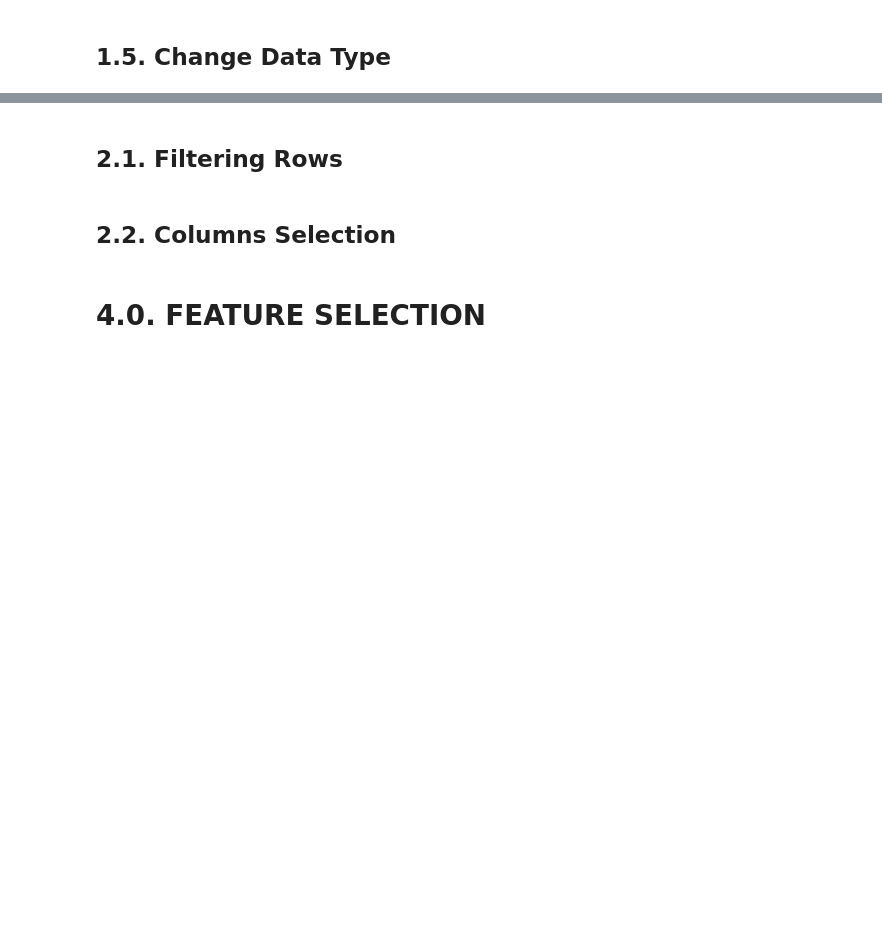
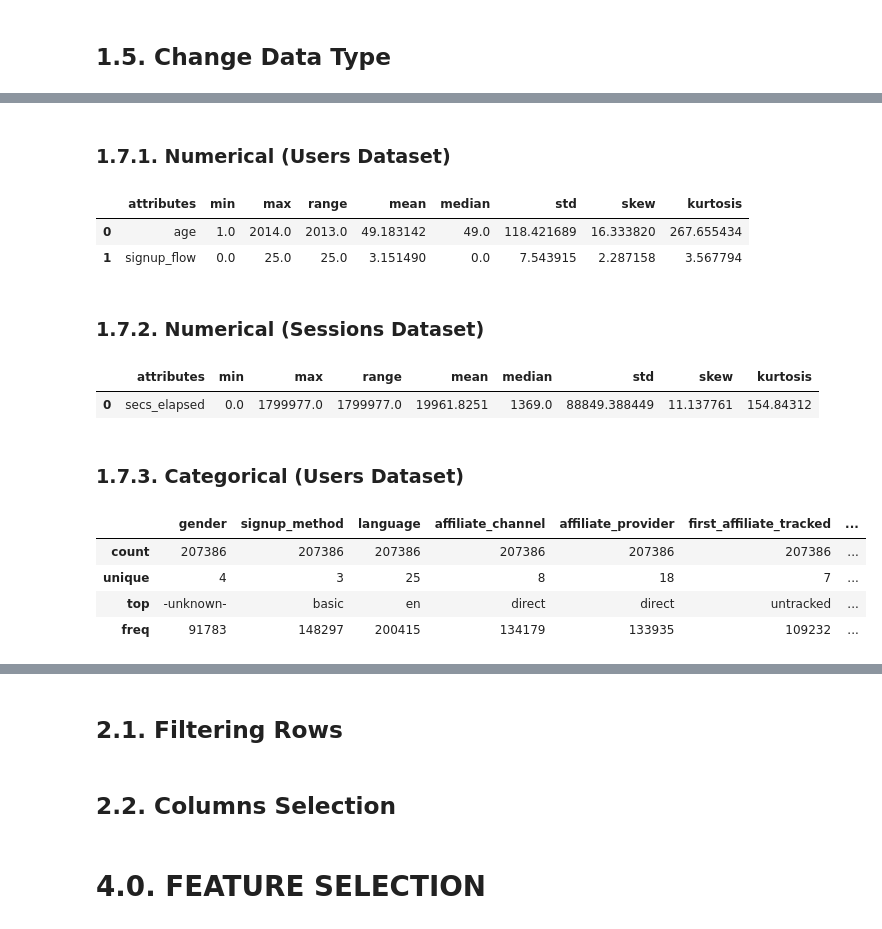
Before and after one commit to emidiovaleretto/airbnb_predict_first_booking, a Jupyter notebook: airbnb_predict_first_booking.ipynb, the cells around one changed output, grey strips where cells are left out. Drawn from its saved outputs; the diff is of its cells as text; code cells hidden in the pictures; blank space fills up the shorter version.

```diff
--- a/airbnb_predict_first_booking.ipynb
+++ b/airbnb_predict_first_booking.ipynb
@@ -332,0 +393,56 @@ Name: country_destination, dtype: float64
+# %% [markdown]
+### 1.7.1. Numerical (Users Dataset)
+# %%
+# Central Tendency - mean(), median()
+ct1 = pd.DataFrame( num_attr.apply( np.mean )).T
+ct2 = pd.DataFrame( num_attr.apply( np.median )).T
+
+# Dispersion - std(), min(), max(), range, skew, kurtosis
+d1 = pd.DataFrame( num_attr.apply( np.std )).T
+d2 = pd.DataFrame( num_attr.apply( min )).T
+d3 = pd.DataFrame( num_attr.apply( max )).T
+d4 = pd.DataFrame( num_attr.apply( lambda x: x.max() - x.min() )).T
+d5 = pd.DataFrame( num_attr.apply( lambda x: x.skew() )).T
+d6 = pd.DataFrame( num_attr.apply( lambda x: x.kurtosis() )).T
+
+# Concatenate
+ct = pd.concat( [d2, d3, d4, ct1, ct2, d1, d5, d6] ).T.reset_index()
+ct.columns = ['attributes', 'min', 'max', 'range', 'mean', 'median', 'std', 'skew', 'kurtosis']
+ct
+# %% [output]
+|  | attributes | min | max | range | mean | median | std | skew | kurtosis |
+| 0 | age | 1.0 | 2014.0 | 2013.0 | 49.183142 | 49.0 | 118.421689 | 16.333820 | 267.655434 |
+| 1 | signup_flow | 0.0 | 25.0 | 25.0 | 3.151490 | 0.0 | 7.543915 | 2.287158 | 3.567794 |
+# %% [markdown]
+### 1.7.2. Numerical (Sessions Dataset)
+# %%
+# Central Tendency - mean(), median()
+ct1_session = pd.DataFrame( num_attr_session.apply( np.mean ) ).T
+ct2_session = pd.DataFrame( num_attr_session.apply( np.median ) ).T
+
+# Dispersion - std(), min(), max(), range, skew(), kurtosis()
+d1_session = pd.DataFrame( num_attr_session.apply( np.std ) ).T
+d2_session = pd.DataFrame( num_attr_session.apply( min ) ).T
+d3_session = pd.DataFrame( num_attr_session.apply( max ) ).T
+d4_session = pd.DataFrame( num_attr_session.apply( lambda x: x.max() - x.min() ) ).T
+d5_session = pd.DataFrame( num_attr_session.apply( lambda x: x.skew() ) ).T
+d6_session = pd.DataFrame( num_attr_session.apply( lambda x: x.kurtosis() ) ).T
+
+# Concatenate
+ct_session = pd.concat([d2_session, d3_session, d4_session, ct1_session, ct2_session, d1_session, d5_session, d6_session]).T.reset_index()
+ct_session.columns = ['attributes', 'min', 'max', 'range', 'mean', 'median', 'std', 'skew', 'kurtosis']
+ct_session
+# %% [output]
+|  | attributes | min | max | range | mean | median | std | skew | kurtosis |
+| 0 | secs_elapsed | 0.0 | 1799977.0 | 1799977.0 | 19961.8251 | 1369.0 | 88849.388449 | 11.137761 | 154.84312 |
+# %% [markdown]
+### 1.7.3. Categorical (Users Dataset)
+# %%
+cat_attr = cat_attr.drop( 'id', axis=1 )
+cat_attr.describe()
+# %% [output]
+|  | gender | signup_method | language | affiliate_channel | affiliate_provider | first_affiliate_tracked | ... |
+| count | 207386 | 207386 | 207386 | 207386 | 207386 | 207386 | ... |
+| unique | 4 | 3 | 25 | 8 | 18 | 7 | ... |
+| top | -unknown- | basic | en | direct | direct | untracked | ... |
+| freq | 91783 | 148297 | 200415 | 134179 | 133935 | 109232 | ... |
```
Also changed, not shown: parts of 34 cells of this notebook.
